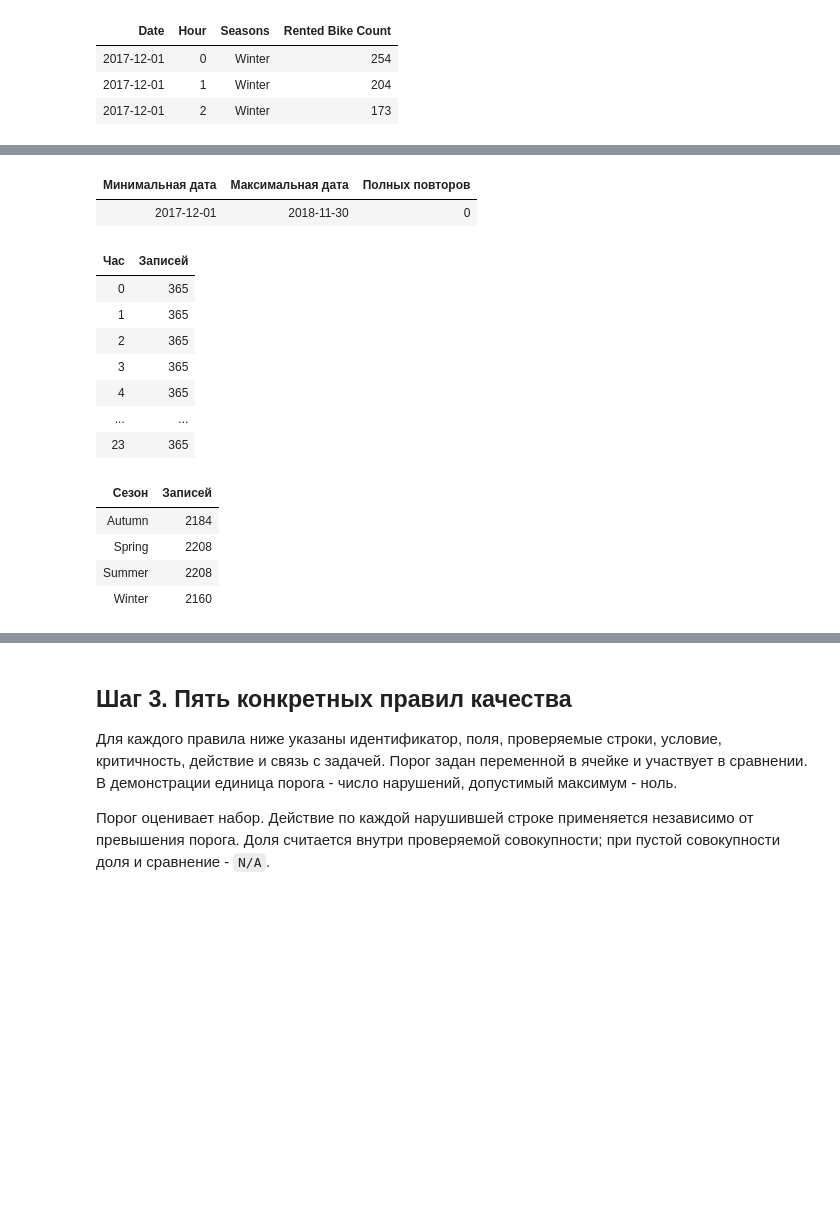
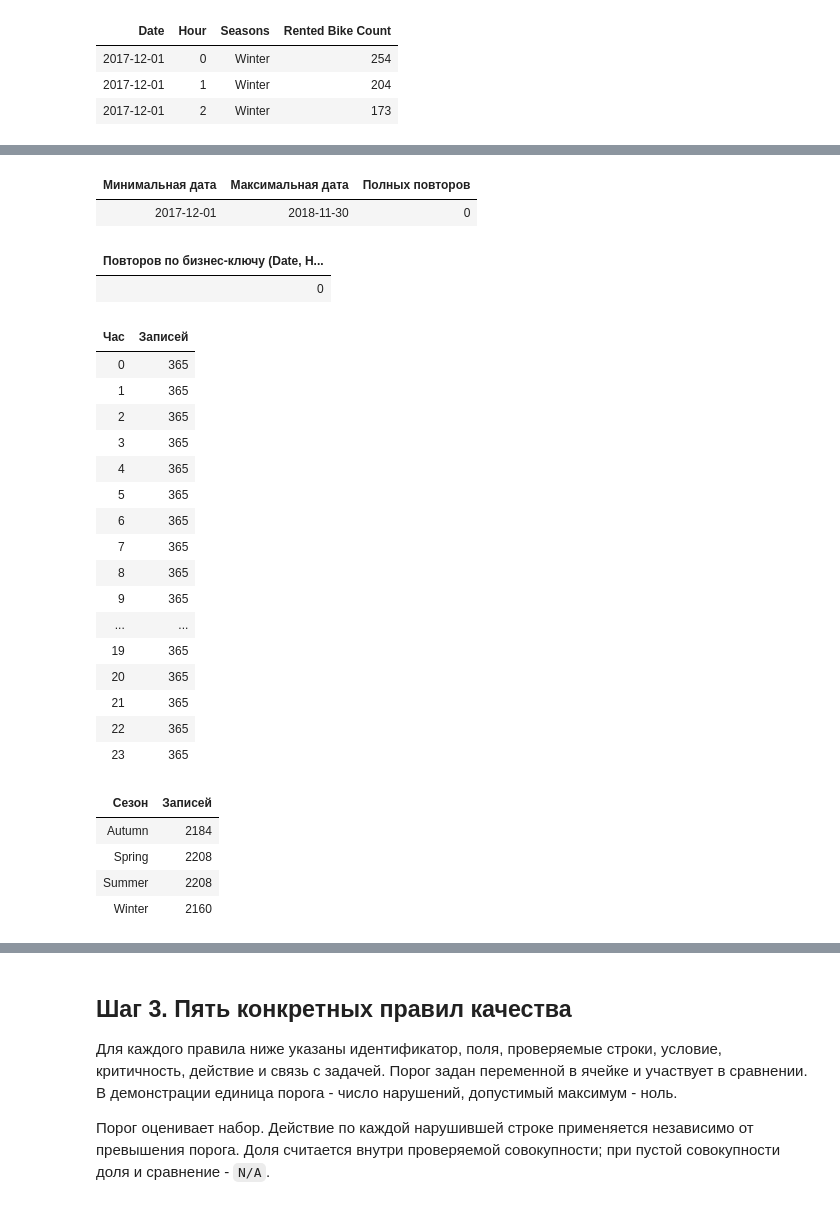
Before and after one commit to Sukulent-Studio/ITAD, a Jupyter notebook: notebooks/profile_quality.ipynb, the cells around one changed output, grey strips where cells are left out. Saved outputs shown, nothing was run; the diff lists cells and outputs as text; code cells hidden in the pictures; blank space fills up the shorter version.

```diff
--- a/notebooks/profile_quality.ipynb
+++ b/notebooks/profile_quality.ipynb
@@ -120,40 +129,61 @@ show_table(["Поле", "Тип", "Примеры", "Проверено", "Пр
 # %%
 period = connection.execute(
     'SELECT min("Date"), max("Date") FROM raw_data'
 ).fetchone()
+# Избыточные полностью совпадающие строки: count(*) - count(DISTINCT *).
 exact_duplicates = connection.execute("""
     SELECT count(*) - (SELECT count(*) FROM (SELECT DISTINCT * FROM raw_data))
     FROM raw_data
 """).fetchone()[0]
 show_table(["Минимальная дата", "Максимальная дата", "Полных повторов"],
            [(*period, exact_duplicates)])
+
+# Повторы по бизнес-ключу (Date, Hour): сколько строк относятся к уже встречавшейся паре.
+# Способ: count(*) по группе минус 1, суммируется только по группам, где это значение > 0.
+key_duplicates = connection.execute("""
+    SELECT COALESCE(sum(cnt - 1), 0) FROM (
+        SELECT count(*) AS cnt FROM raw_data GROUP BY "Date", "Hour" HAVING count(*) > 1
+    )
+""").fetchone()[0]
+show_table(["Повторов по бизнес-ключу (Date, Hour)"], [(key_duplicates,)])
 
 hours = connection.execute("""
     SELECT "Hour" AS hour, count(*) AS rows
     FROM raw_data GROUP BY 1 ORDER BY 1
 """).fetchall()
 show_table(["Час", "Записей"], hours)
 
 seasons = connection.execute("""
     SELECT "Seasons", count(*) FROM raw_data GROUP BY 1 ORDER BY 1
 """).fetchall()
 show_table(["Сезон", "Записей"], seasons)
 # %% [output]
 | Минимальная дата | Максимальная дата | Полных повторов |
 | 2017-12-01 | 2018-11-30 | 0 |
-| Час | Записей |
-| 0 | 365 |
-| 1 | 365 |
-| 2 | 365 |
-| 3 | 365 |
-| 4 | 365 |
-| ... | ... |
-| 23 | 365 |
+| Повторов по бизнес-ключу (Date, H... |
+| 0 |
-| Сезон | Записей |
-| Autumn | 2184 |
-| Spring | 2208 |
-| Summer | 2208 |
-| Winter | 2160 |
+| Час | Записей |
+| 0 | 365 |
+| 1 | 365 |
+| 2 | 365 |
+| 3 | 365 |
+| 4 | 365 |
+| 5 | 365 |
+| 6 | 365 |
+| 7 | 365 |
+| 8 | 365 |
+| 9 | 365 |
+| ... | ... |
+| 19 | 365 |
+| 20 | 365 |
+| 21 | 365 |
+| 22 | 365 |
+| 23 | 365 |
+| Сезон | Записей |
+| Autumn | 2184 |
+| Spring | 2208 |
+| Summer | 2208 |
+| Winter | 2160 |
 # %% [markdown]
 ### Наблюдения для отчёта
 
```
Also changed, not shown: parts of 8 cells of this notebook, 1 other file.
